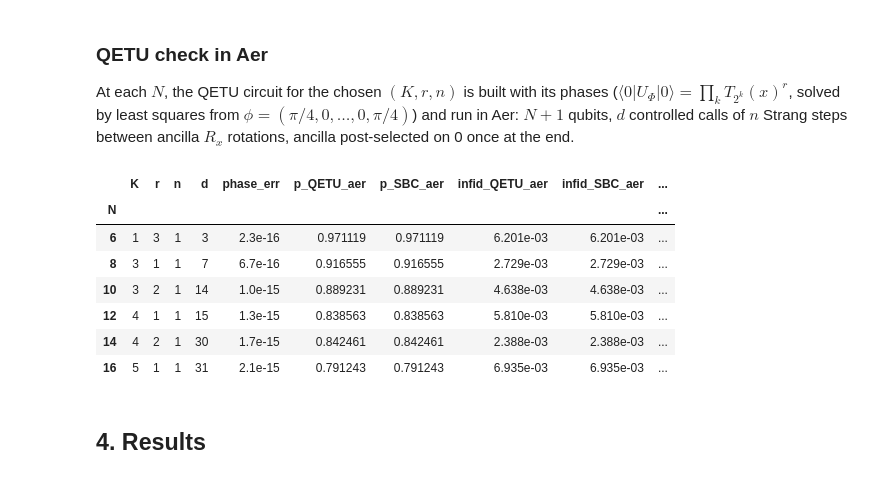
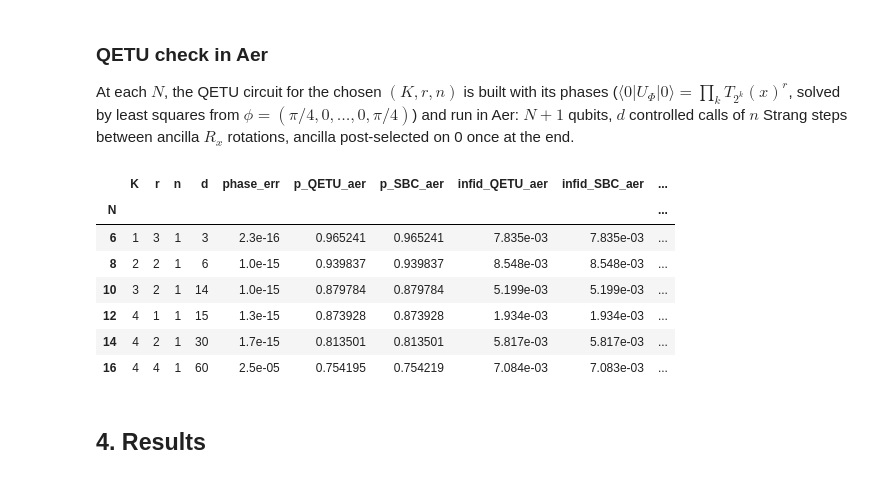
Before and after one commit to aaronseymour7/CLAUDE, a Jupyter notebook: ORNL/workflow_study.ipynb, the cells around one changed output. Saved outputs shown, nothing was run; the diff lists cells and outputs as text; code cells hidden in the pictures.

```diff
--- a/ORNL/workflow_study.ipynb
+++ b/ORNL/workflow_study.ipynb
@@ -274,9 +314,16 @@ def scan(ch, n, best_cost):
                 break
     return out
 
+def filtered_state(ch, K, r, n):      # the post-selected filter output (normalised)
+    v = ch.trial
+    for _ in range(r):
+        for k in range(K):
+            v, _ = apply_pulse(ch, v, k, n)
+    return v
+
 rows = []
-for N in NS:
-    ch, t0 = chains[N], time.time()
+for (N, sd), ch in chains.items():
+    t0 = time.time()
     best, prev = {}, None
     for i, n in enumerate(N_GRID):
         cur = min([b["tot"][0] for b in best.values()], default=np.inf)
@@ -296,14 +343,16 @@ for N in NS:
             if i >= 2 and not improved and len(best) == len(METHODS):
                 break
         prev = (n, found)
+    bs = best["SBC"]; wE1_f = ch.w_E1(filtered_state(ch, bs["K"], bs["r"], bs["n"]))
     for name in METHODS:
         b = best[name]
-        rows.append(dict(N=N, method=name, eta=ch.gap_s, gamma0=ch.gamma0, K=b["K"], r=b["r"], n=b["n"],
+        wf = wE1_f if (b["K"], b["r"], b["n"]) == (bs["K"], bs["r"], bs["n"]) else ch.w_E1(filtered_state(ch, b["K"], b["r"], b["n"]))
+        rows.append(dict(N=N, seed=sd, w_E1_trial=ch.wE1_trial, w_E1_proj=ch.wE1_proj, w_E1_filtered=wf, method=name, eta=ch.gap_s, gamma0=ch.gamma0, K=b["K"], r=b["r"], n=b["n"],
                          d=b["r"] * (2 ** b["K"] - 1), qubits=b["qubits"], AA_k=b["k"], p=b["p"], P_run=b["P"],
                          infid=b["infid"], CNOT_run=b["run"][0], Rz_run=b["run"][1],
                          CNOT_per_success=b["tot"][0], Rz_per_success=b["tot"][1],
                          filter_CNOT_per_success=b["filt"][0], filter_Rz_per_success=b["filt"][1]))
-    print(f"N = {N}: done in {time.time() - t0:.0f} s (n up to {n})")
+    print(f"N = {N}, seed {sd}: done in {time.time() - t0:.0f} s (n up to {n})")
 res = pd.DataFrame(rows)
 res.to_csv("results/workflow_study.csv", index=False); prep.to_csv("results/workflow_prep.csv")
 # %% [output]
@@ -344,41 +404,41 @@ def qetu_phases(K, r):
     Fchk = np.prod([np.cos(2 ** k * chk) for k in range(K)], axis=0) ** r
     for seed in range(-1, 50):        # start from (π/4, 0, ..., 0, π/4); random starts if that fails
         x0 = np.zeros(d + 1); x0[0] = x0[-1] = np.pi / 4
         if seed >= 0:
             x0 = np.random.default_rng(seed).normal(scale=0.5, size=d + 1)
         sol = least_squares(res_, x0, jac=jac_, xtol=1e-15, ftol=1e-15, gtol=1e-15, max_nfev=5000)
         err = np.max(abs(qsp(sol.x, chk) - Fchk))
         if err < 1e-10:
             break
     return sol.x, err
 
 checks = []
-for N in NS:
-    ch = chains[N]; b = res[(res.N == N) & (res.method == "QETU")].iloc[0]
+for N in NS:                          # first seed only: QETU and SBC share p and 1 - F for any trial
+    ch = chains[(N, SEEDS[0])]; b = res[(res.N == N) & (res.seed == SEEDS[0]) & (res.method == "QETU")].iloc[0]
     K, r, n = int(b.K), int(b.r), int(b.n)
     phi, err = qetu_phases(K, r)
     U = QuantumCircuit(N + 1); U.rx(-2 * phi[0], N)                    # e^{iφX} = Rx(-2φ)
     for p_ in phi[1:]:
         ctrl_run(U, ch, N, np.pi / (1 + ch.gap_s), n); U.rx(-2 * p_, N)
     out = aer_state(U, np.kron([1, 0], ch.trial))[: 1 << N]
     pq = np.vdot(out, out).real
     checks.append(dict(N=N, K=K, r=r, n=n, d=len(phi) - 1, phase_err=err, p_QETU_aer=pq, p_SBC_aer=b.p / ch.p_proj,                  # filter-only p (projection divided out)
 
                        infid_QETU_aer=1 - abs(np.vdot(ch.g0, out)) ** 2 / pq, infid_SBC_aer=b.infid,
                        CNOT_model=qetu_attempt(N, K, r, n)[0], CNOT_transpiled=counts(U)[0]))
 checks = pd.DataFrame(checks).set_index("N")
 display(checks.style.format({"phase_err": "{:.1e}", "p_QETU_aer": "{:.6f}", "p_SBC_aer": "{:.6f}",
                              "infid_QETU_aer": "{:.3e}", "infid_SBC_aer": "{:.3e}"}))
 checks.to_csv("results/workflow_qetu_check.csv")
 # %% [output]
 |  | K | r | n | d | phase_err | p_QETU_aer | p_SBC_aer | infid_QETU_aer | infid_SBC_aer | ... |
 | N |  |  |  |  |  |  |  |  |  | ... |
-| 6 | 1 | 3 | 1 | 3 | 2.3e-16 | 0.971119 | 0.971119 | 6.201e-03 | 6.201e-03 | ... |
-| 8 | 3 | 1 | 1 | 7 | 6.7e-16 | 0.916555 | 0.916555 | 2.729e-03 | 2.729e-03 | ... |
-| 10 | 3 | 2 | 1 | 14 | 1.0e-15 | 0.889231 | 0.889231 | 4.638e-03 | 4.638e-03 | ... |
-| 12 | 4 | 1 | 1 | 15 | 1.3e-15 | 0.838563 | 0.838563 | 5.810e-03 | 5.810e-03 | ... |
-| 14 | 4 | 2 | 1 | 30 | 1.7e-15 | 0.842461 | 0.842461 | 2.388e-03 | 2.388e-03 | ... |
-| 16 | 5 | 1 | 1 | 31 | 2.1e-15 | 0.791243 | 0.791243 | 6.935e-03 | 6.935e-03 | ... |
+| 6 | 1 | 3 | 1 | 3 | 2.3e-16 | 0.965241 | 0.965241 | 7.835e-03 | 7.835e-03 | ... |
+| 8 | 2 | 2 | 1 | 6 | 1.0e-15 | 0.939837 | 0.939837 | 8.548e-03 | 8.548e-03 | ... |
+| 10 | 3 | 2 | 1 | 14 | 1.0e-15 | 0.879784 | 0.879784 | 5.199e-03 | 5.199e-03 | ... |
+| 12 | 4 | 1 | 1 | 15 | 1.3e-15 | 0.873928 | 0.873928 | 1.934e-03 | 1.934e-03 | ... |
+| 14 | 4 | 2 | 1 | 30 | 1.7e-15 | 0.813501 | 0.813501 | 5.817e-03 | 5.817e-03 | ... |
+| 16 | 4 | 4 | 1 | 60 | 2.5e-05 | 0.754195 | 0.754219 | 7.084e-03 | 7.083e-03 | ... |
 # %% [markdown]
 ## 4. Results
 # %%
```
Also changed, not shown: parts of 5 cells of this notebook, 5 other files.
